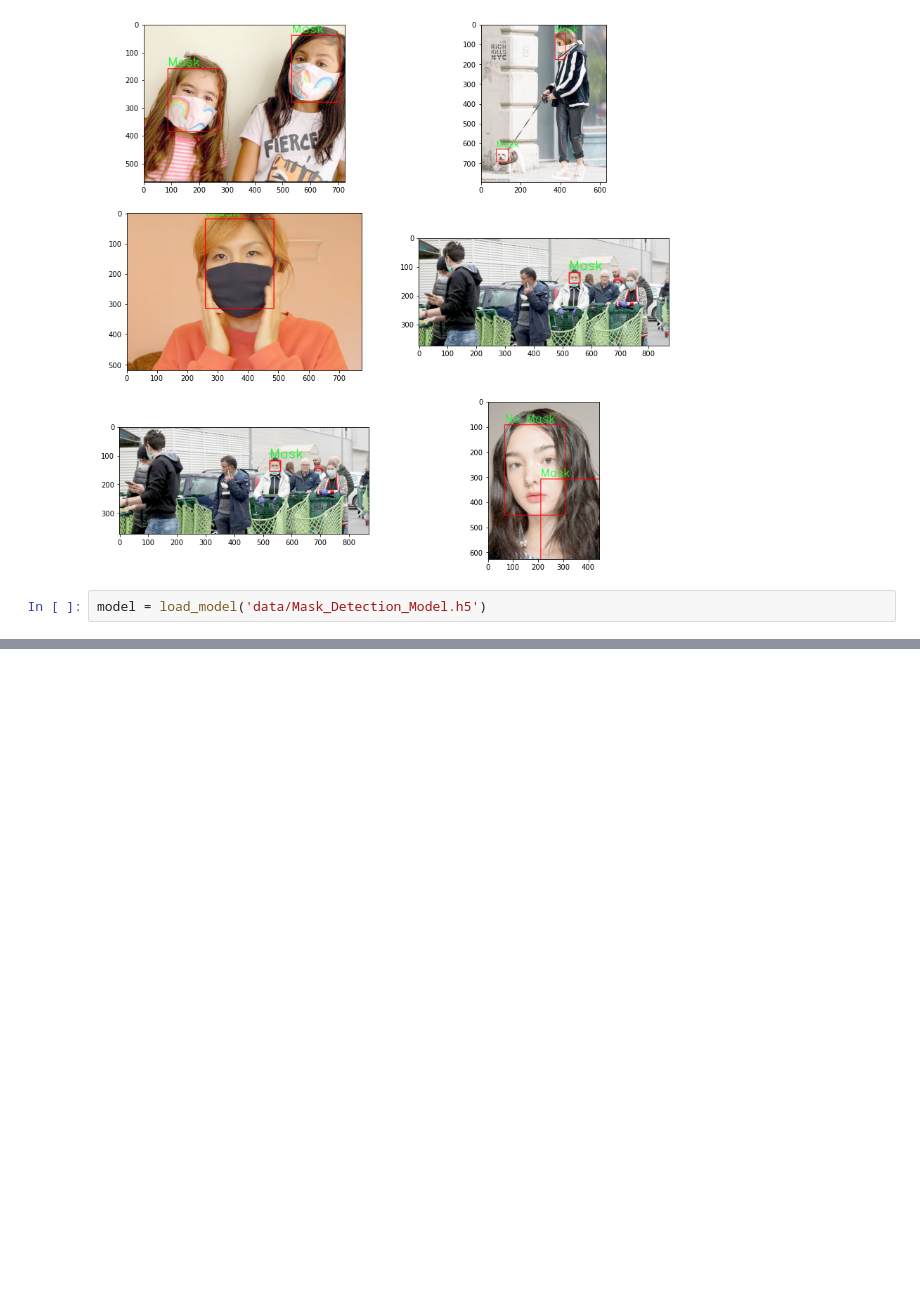
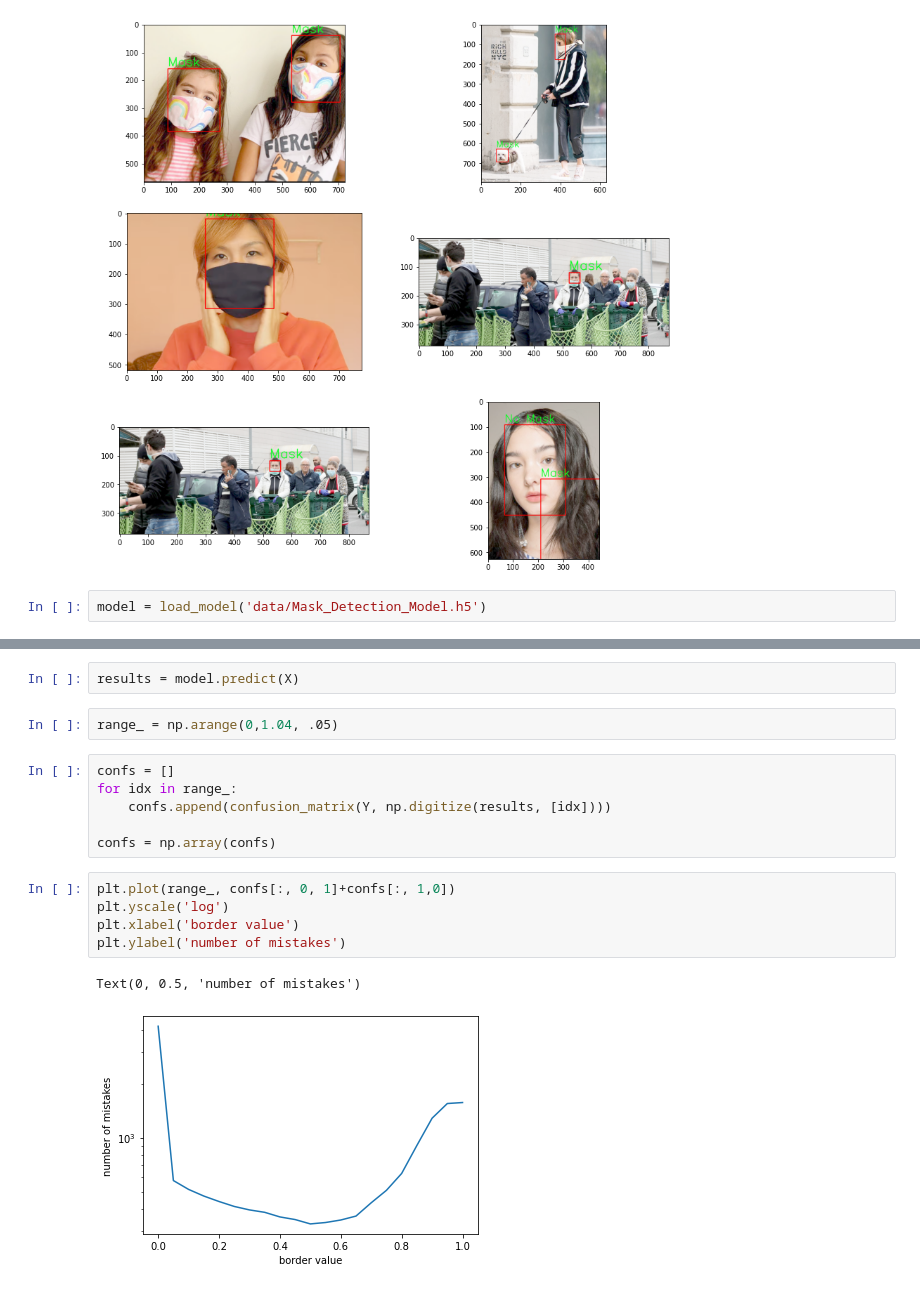
Before and after one commit to Ag0r9/mask-detector, a Jupyter notebook: first_face_mask_prototype.ipynb, the cells around one changed output, grey strips where cells are left out. Saved outputs shown, nothing was run; the diff lists cells and outputs as text; blank space fills up the shorter version.

```diff
--- a/first_face_mask_prototype.ipynb
+++ b/first_face_mask_prototype.ipynb
@@ -325,0 +293,18 @@ plt.show()
+# %%
+results = model.predict(X)
+# %%
+range_ = np.arange(0,1.04, .05)
+# %%
+confs = []
+for idx in range_:
+    confs.append(confusion_matrix(Y, np.digitize(results, [idx])))
+
+confs = np.array(confs)
+# %%
+plt.plot(range_, confs[:, 0, 1]+confs[:, 1,0])
+plt.yscale('log')
+plt.xlabel('border value')
+plt.ylabel('number of mistakes')
+# %% [output]
+Text(0, 0.5, 'number of mistakes')
+[figure, added]
```
Also changed, not shown: parts of 8 cells of this notebook, 9 other files.
